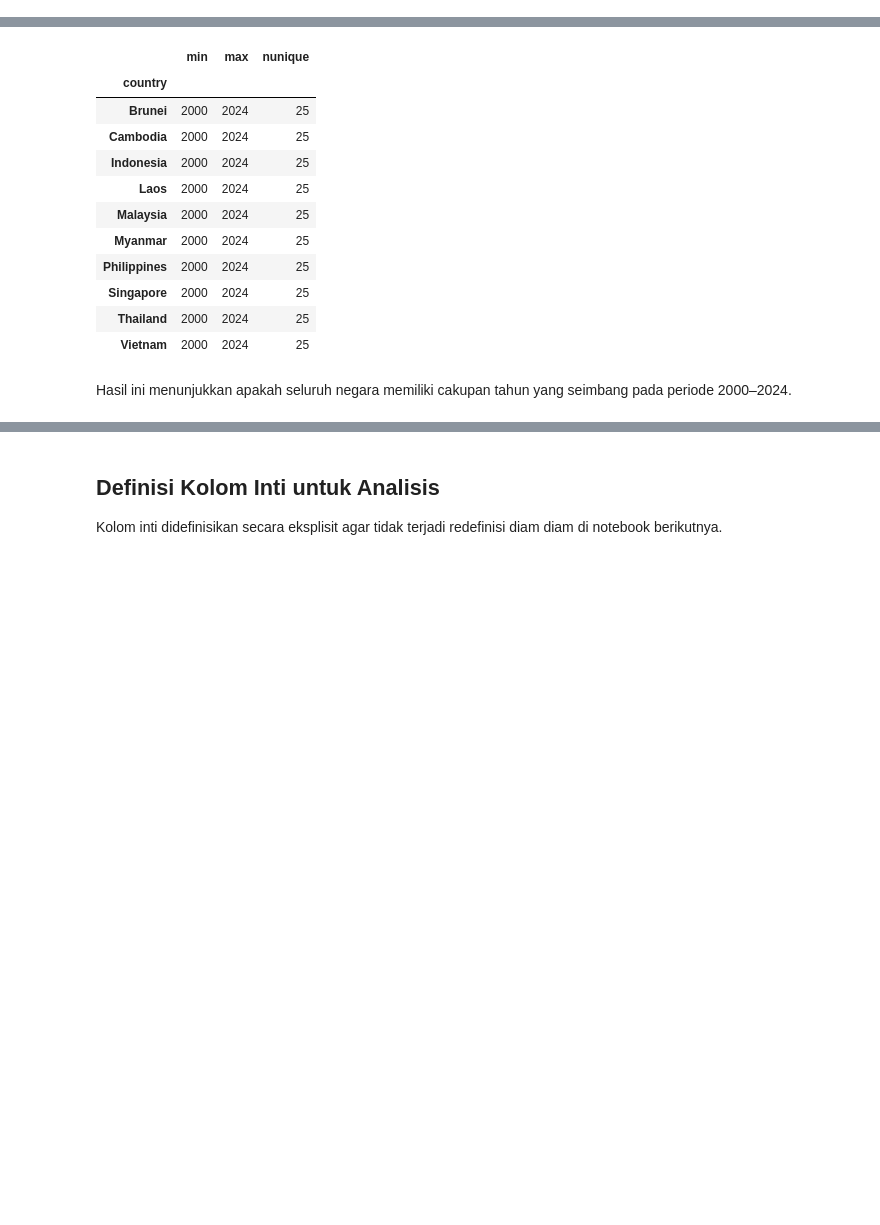
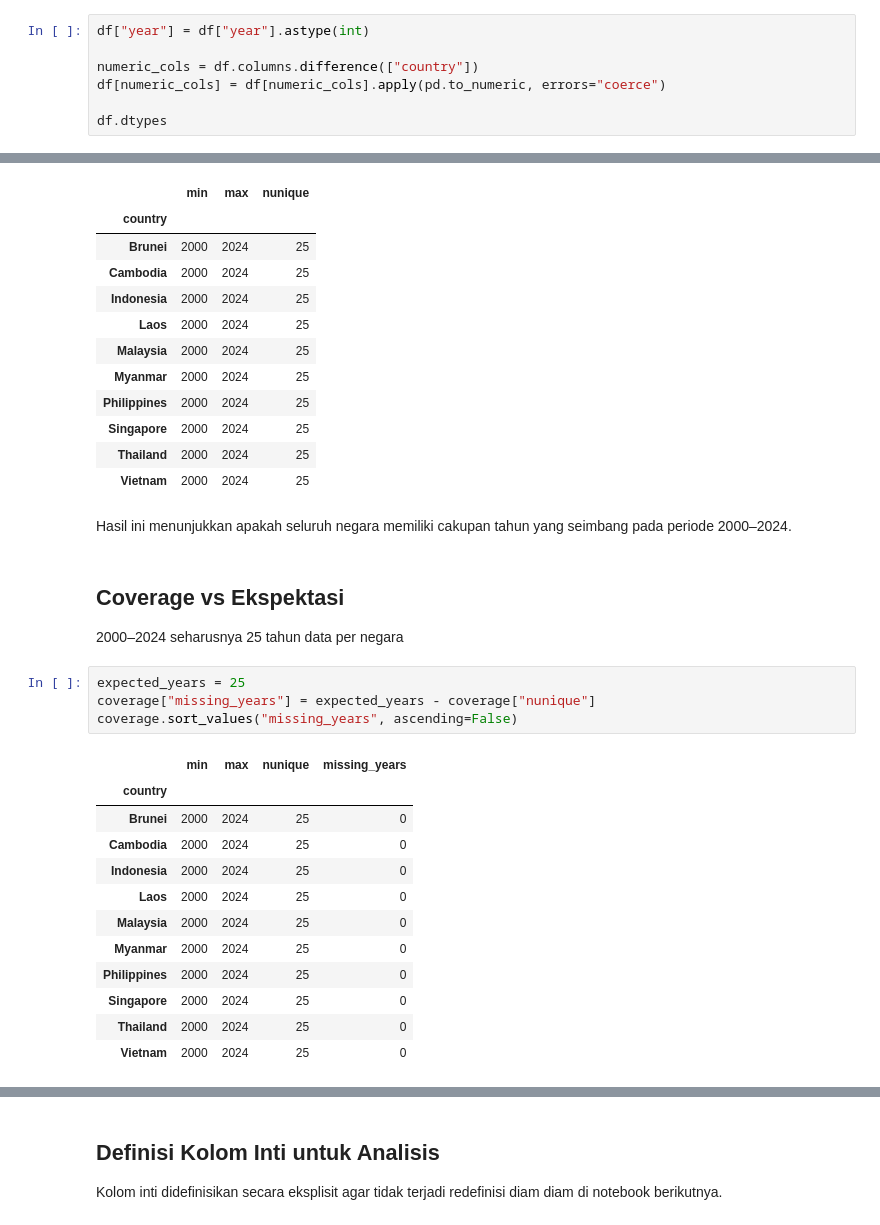
Before and after one commit to AlvitoDwiP/carbon-emission, a Jupyter notebook: notebooks/02_data_quality_check.ipynb, the cells around one changed output, grey strips where cells are left out. Cells and saved outputs as stored; diff of their text form; blank space fills up the shorter version.

```diff
--- a/notebooks/02_data_quality_check.ipynb
+++ b/notebooks/02_data_quality_check.ipynb
@@ -54,0 +63,7 @@ memory usage: 3.8+ MB
+# %%
+df["year"] = df["year"].astype(int)
+
+numeric_cols = df.columns.difference(["country"])
+df[numeric_cols] = df[numeric_cols].apply(pd.to_numeric, errors="coerce")
+
+df.dtypes
@@ -142,3 +178,23 @@ coverage
 | Vietnam | 2000 | 2024 | 25 |
 # %% [markdown]
 Hasil ini menunjukkan apakah seluruh negara memiliki cakupan tahun yang seimbang pada periode 2000–2024.
+# %% [markdown]
+## Coverage vs Ekspektasi
+2000–2024 seharusnya 25 tahun data per negara
+# %%
+expected_years = 25
+coverage["missing_years"] = expected_years - coverage["nunique"]
+coverage.sort_values("missing_years", ascending=False)
+# %% [output]
+|  | min | max | nunique | missing_years |
+| country |  |  |  |  |
+| Brunei | 2000 | 2024 | 25 | 0 |
+| Cambodia | 2000 | 2024 | 25 | 0 |
+| Indonesia | 2000 | 2024 | 25 | 0 |
+| Laos | 2000 | 2024 | 25 | 0 |
+| Malaysia | 2000 | 2024 | 25 | 0 |
+| Myanmar | 2000 | 2024 | 25 | 0 |
+| Philippines | 2000 | 2024 | 25 | 0 |
+| Singapore | 2000 | 2024 | 25 | 0 |
+| Thailand | 2000 | 2024 | 25 | 0 |
+| Vietnam | 2000 | 2024 | 25 | 0 |
```
Also changed, not shown: parts of 19 cells of this notebook, 1 other file.
